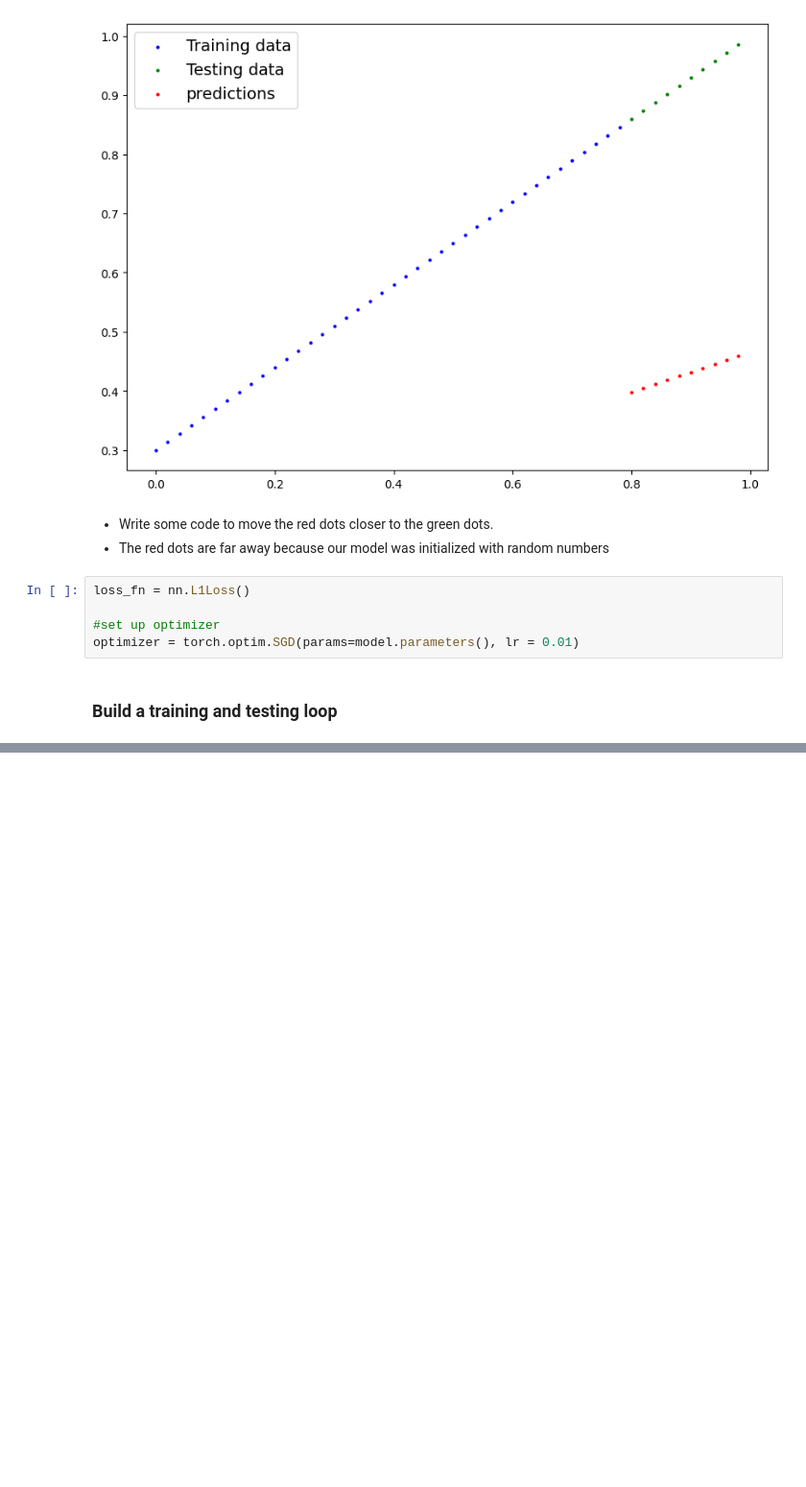
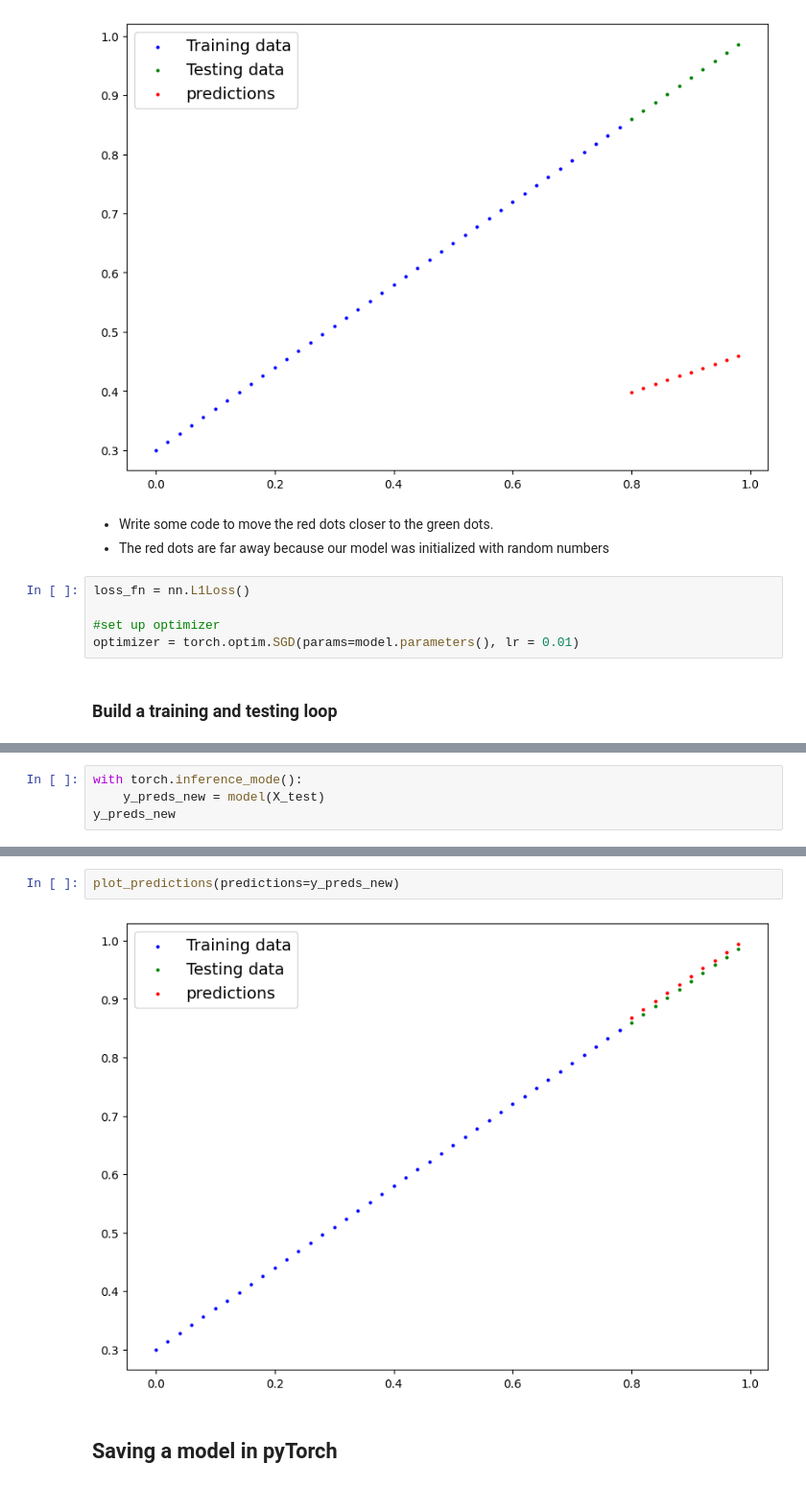
Before and after one commit to eniola-ajala/pytorch_course, a Jupyter notebook: workflow.ipynb, the cells around one changed output, grey strips where cells are left out. Shown at 96% size. Saved outputs shown, nothing was run; the diff lists cells and outputs as text; blank space fills up the shorter version.

```diff
--- a/workflow.ipynb
+++ b/workflow.ipynb
@@ -203,0 +262,4 @@ for epoch in range(epochs):
+# %%
+with torch.inference_mode():
+    y_preds_new = model(X_test)
+y_preds_new
@@ -203,0 +277,6 @@ for epoch in range(epochs):
+# %%
+plot_predictions(predictions=y_preds_new)
+# %% [output]
+[figure, added]
+# %% [markdown]
+## Saving a model in pyTorch
```
Also changed, not shown: parts of 15 cells of this notebook, 2 other files.
